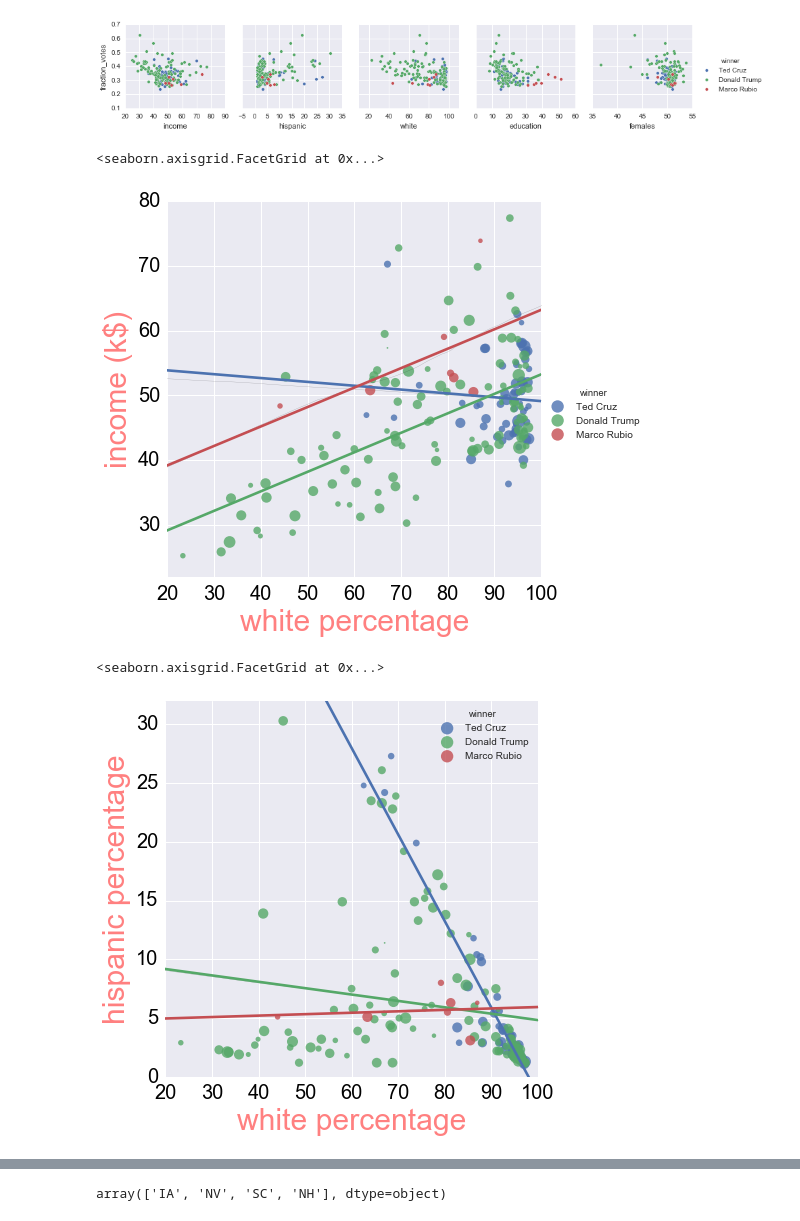
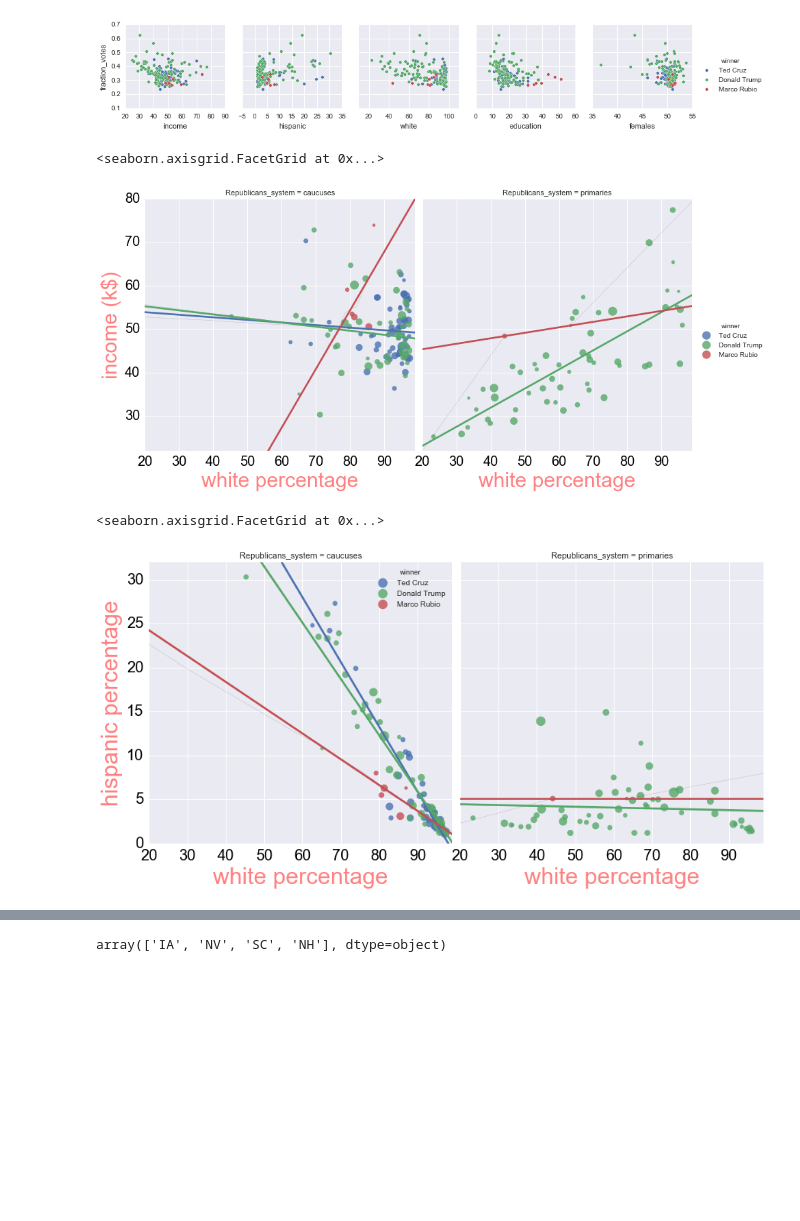
Before and after one commit to amirfz/myPythonProjects, a Jupyter notebook: US_primary_election_2016/US_primary_elections_2016.ipynb, the cells around one changed output, grey strips where cells are left out. Drawn from its saved outputs; the diff is of its cells as text; code cells hidden in the pictures; blank space fills up the shorter version.

Commit message:
added info about caucusing

```diff
--- a/US_primary_election_2016/US_primary_elections_2016.ipynb
+++ b/US_primary_election_2016/US_primary_elections_2016.ipynb
@@ -12,3 +8,33 @@ import matplotlib.pyplot as plt
 # %%
 demographicData = pd.read_csv("dataset\county_facts.csv")
 resultData = pd.read_csv("dataset\primary_results.csv")
+# %%
+from bs4 import BeautifulSoup
+import urllib
+
+page = urllib.urlopen('http://2016.primary-caucus.org/?primary=state').read()
+soup = BeautifulSoup(page, "lxml")
+
+cells = [[] for i in range(57)]
+j=-1
+div = soup.find("div", {"id": "table610"})
+table = div.find_all("table")[5]
+for row in table.findAll("tr"):
+    cell = row.findAll("td")[0].text.encode('ascii','ignore')
+    if not '2016' in cell:
+        if cell == '':
+            j+=1
+            continue
+        cell = cell.strip()
+        cells[j].append(cell)
+state_votingSystem = pd.DataFrame(cells, columns=['state','Republicans_system','Democrats_system'])
+state_votingSystem['Democrats_system'][state_votingSystem['Democrats_system'].isnull()] = \
+            state_votingSystem['Republicans_system'][state_votingSystem['Democrats_system'].isnull()]
+state_votingSystem['Republicans_system'] = state_votingSystem['Republicans_system']\
+            .replace({'Republican ':'','Democratic ':''}, regex=True)
+state_votingSystem['Democrats_system'] = state_votingSystem['Democrats_system']\
+            .replace({'Republican ':'','Democratic ':''}, regex=True)
+state_votingSystem.to_csv('state_votingSystem.csv',sep=',')
+# %%
+resultData = resultData.merge(state_votingSystem, on='state', how='inner')
+resultData.head()
@@ -18,6 +51,7 @@ resultDataGrouped = resultDataParty.groupby(["state_abbreviation", "county"])
 winner = resultDataParty.loc[resultDataGrouped['fraction_votes'].transform('idxmax'),'candidate'].reset_index()
 resultDataParty["winner"] = winner['candidate']
 resultDataParty["totalVotes"] = resultDataParty["votes"]
-votes = resultDataGrouped.agg({"votes": max, "fraction_votes": max, "winner": "first", "totalVotes": sum})
+votes = resultDataGrouped.agg({"votes": max, "fraction_votes": max, "winner": "first", "totalVotes": sum,\
+                              "Republicans_system":"first", "Democrats_system":"first"})
 votes.head()
 # %% [output]
@@ -39,7 +73,7 @@ availableStatesDemoData.rename(columns={'area_name':'county', 'INC110213':'incom
                                 'RHI825214':'white', 'EDU685213':'education', 'SEX255214':'females',\
                                 'SBO015207':'femaleFirmOwner', 'PST045214':'population','POP815213':'nonEn_language',\
                                 'POP645213':'notBornInUS'}, inplace=True)
-availableStatesDemoData['county'] = availableStatesDemoData['county'].str.replace(' County', '')
+availableStatesDemoData['county'] = availableStatesDemoData['county'].replace(' County', '',regex=True)
 del availableStatesDemoData['index']
 availableStatesDemoData["income"] = availableStatesDemoData["income"]/1000
 availableStatesDemoData = availableStatesDemoData.set_index(["state_abbreviation", "county"])
@@ -74,25 +113,25 @@ sns.pairplot(allData, hue="winner",
 # %%
 markerSize = (0.01+(allData.fraction_votes - allData.fraction_votes.min())/\
               (allData.fraction_votes.max() - allData.fraction_votes.min()))*300
-g = sns.lmplot(x="white", y="income", data=allData, hue="winner", ci=False, scatter_kws={'s':markerSize}, size=6,
-              legend_out=True)
+g = sns.lmplot(x="white", y="income", data=allData, hue="winner", col='Republicans_system', ci=False,
+               scatter_kws={'s':markerSize}, size=6, legend_out=True, markers='o')
 for ax in g.axes.flat:
     ax.tick_params(labelsize=20,labelcolor="black")
 g.set_xlabels("white percentage", size = 30,color="r",alpha=0.5)
 g.set_ylabels("income (k$)", size = 30,color="r",alpha=0.5)
-g.set(xlim=(20, 100), ylim=(22, 80))
+g.set(xlim=(20, 99), ylim=(22, 80))
 # %% [output]
 <seaborn.axisgrid.FacetGrid at 0x...>
-[figure, old version]
+[figure, new version]
 # %%
-g = sns.lmplot(x="white", y="hispanic", data=allData, hue="winner", ci=False, scatter_kws={'s':markerSize}, size=6,
-              legend_out=False)
+g = sns.lmplot(x="white", y="hispanic", data=allData, hue="winner", col='Republicans_system', ci=False,
+               scatter_kws={'s':markerSize}, size=6, legend_out=False)
 for ax in g.axes.flat:
     ax.tick_params(labelsize=20,labelcolor="black")
 g.set_xlabels("white percentage", size = 30,color="r",alpha=0.5)
 g.set_ylabels("hispanic percentage", size = 30,color="r",alpha=0.5)
-g.set(xlim=(20, 100), ylim=(0, 32))
+g.set(xlim=(20, 99), ylim=(0, 32))
 # %% [output]
 <seaborn.axisgrid.FacetGrid at 0x...>
-[figure, old version]
+[figure, new version]
 # %%
```
Also changed, not shown: parts of 10 cells of this notebook.
